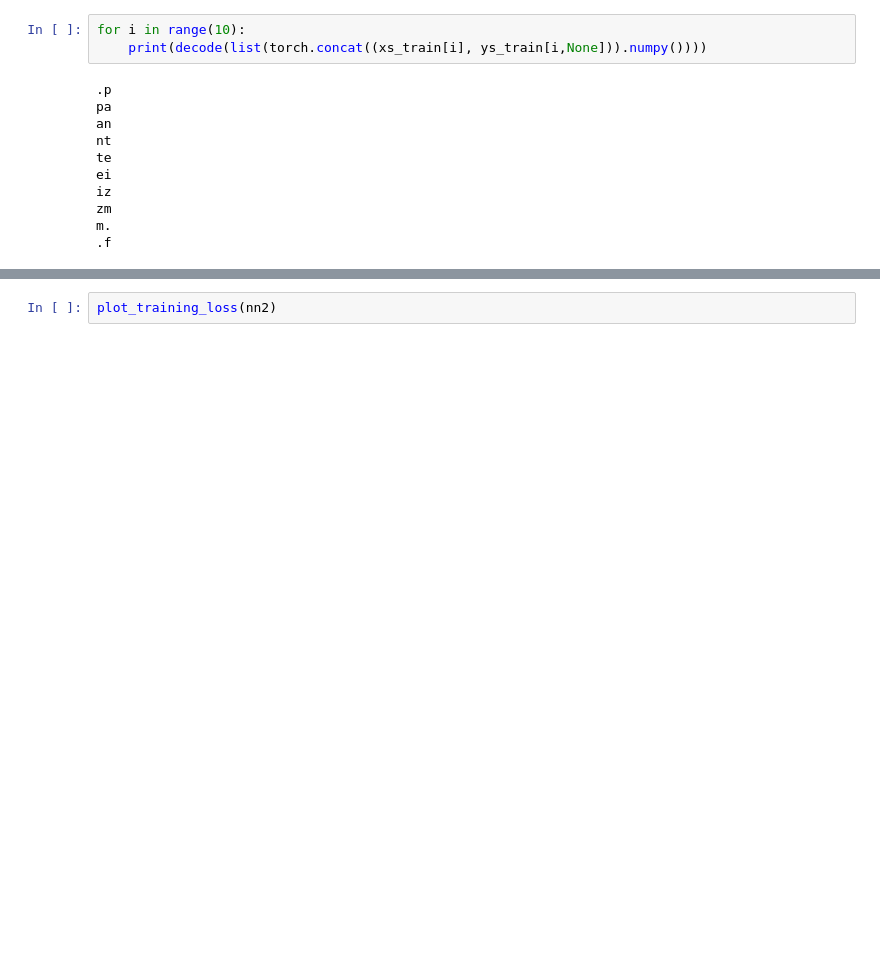
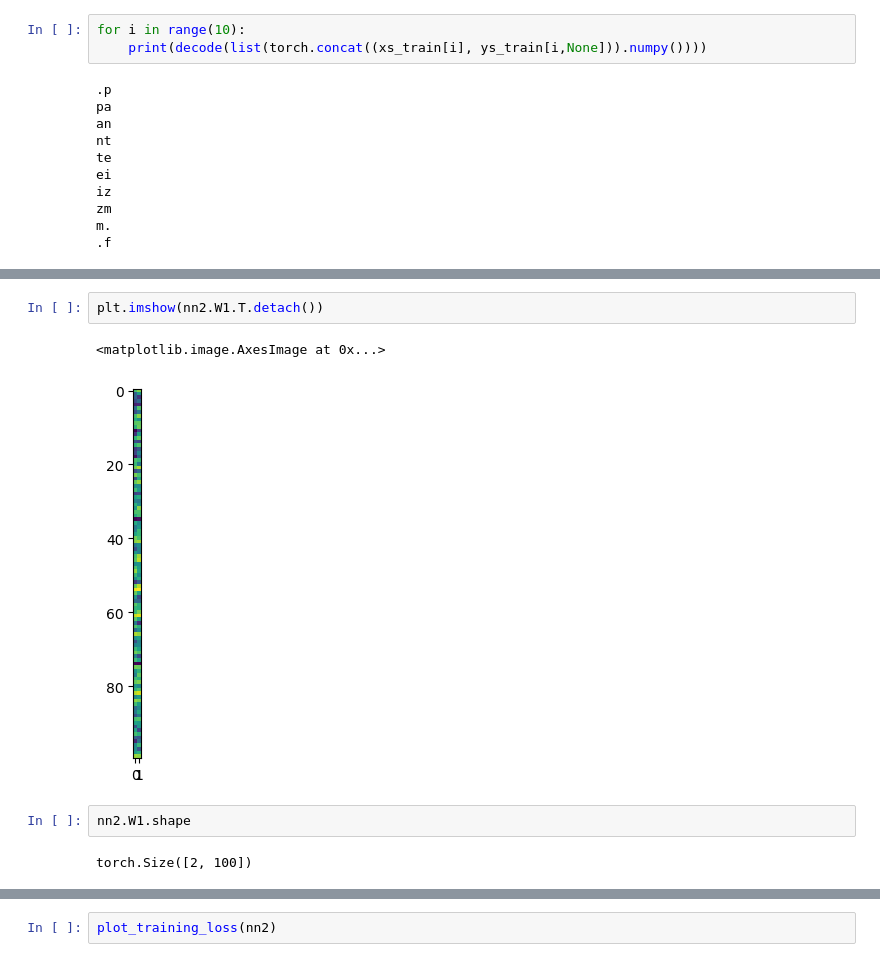
Before and after one commit to habanoz/lm_model_notebooks, a Jupyter notebook: 4_mlp-lm.ipynb, the cells around one changed output, grey strips where cells are left out. Drawn from its saved outputs; the diff is of its cells as text; blank space fills up the shorter version.

```diff
--- a/3_nn-n-gram.ipynb
+++ b/4_mlp-lm.ipynb
@@ -255,0 +427,9 @@ loss: 2.5242 validation loss: 2.5318
+# %%
+plt.imshow(nn2.W1.T.detach())
+# %% [output]
+<matplotlib.image.AxesImage at 0x...>
+[figure, added]
+# %%
+nn2.W1.shape
+# %% [output]
+torch.Size([2, 100])
```
Also changed, not shown: parts of 27 cells of this notebook.
